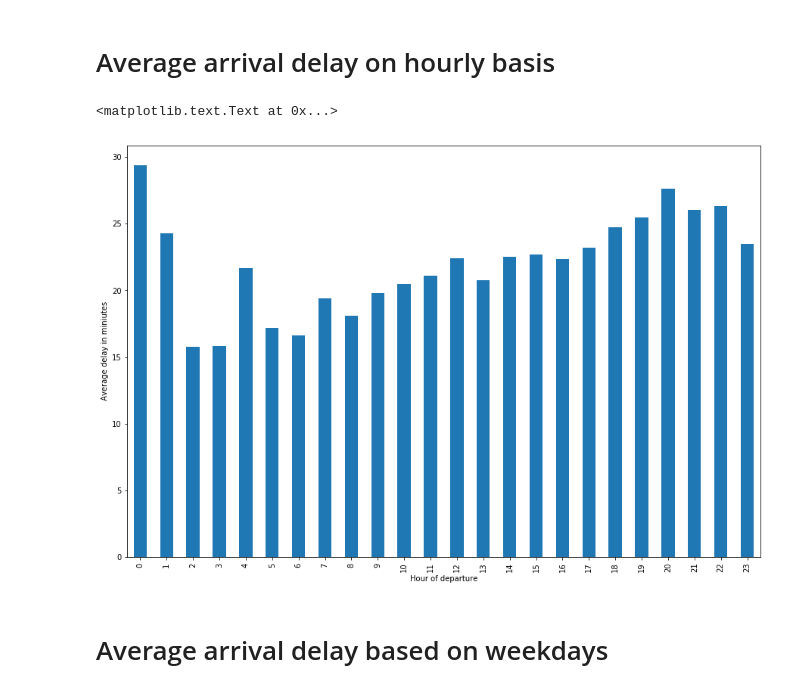
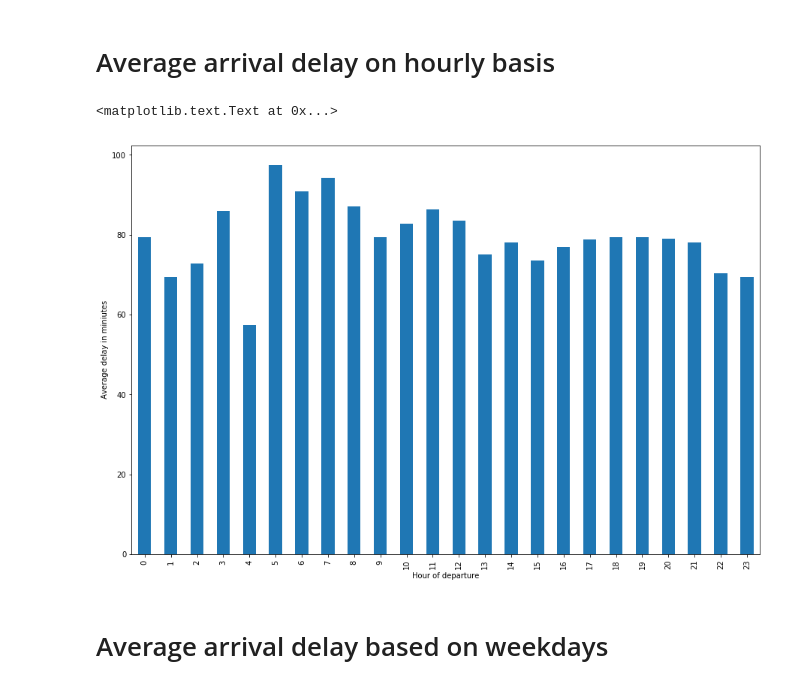
Before and after one commit to paulocoehlo1992/flight, a Jupyter notebook: Getting formatted data from mongoDB.ipynb, the cells around one changed output. Saved outputs shown, nothing was run; the diff lists cells and outputs as text; code cells hidden in the pictures.

```diff
--- a/Getting formatted data from mongoDB.ipynb
+++ b/Getting formatted data from mongoDB.ipynb
@@ -132,13 +154,19 @@ def extract(collection):
     registration=[]
     model=[]
     model_text=[]
+    geo_coord_origin=[]
+    geo_coord_destination=[]
     for item in collection:
         if item['airport']['origin']==None or item['airport']['destination']==None:
             distance_travelled.append("0 km")
+            geo_coord_origin.append("None")
+            geo_coord_destination.append("None")
         else:
             n=(item['airport']['destination']['position']['latitude'],item['airport']['destination']['position']['longitude'])
             m=(item['airport']["origin"]['position']['latitude'],item['airport']['origin']['position']['longitude'])
             distance_travelled.append((vincenty(m,n)))
+            geo_coord_origin.append(m)
+            geo_coord_destination.append(n)
             #country.append(item['airport']['origin']['position']['country']['name'])
 
         if item['identification']['number']['default']==None:
@@ -213,9 +241,10 @@ def extract(collection):
                 estimated_departure,"real_arrival":real_arrival,"real_departure":real_departure,"scheduled_arrival":scheduled_arrival,"scheduled_departure":
                 scheduled_departure,"flight_number":flight_number,"status":status_text,"duration":duration,"distance_travelled":distance_travelled,
                     "country_origin":country_origin,"country_dest":country_destination,"reg":registration,
-                     "airline_name":airline_name,"model":model,"model_text":model_text})
+                     "airline_name":airline_name,"model":model,"model_text":model_text,"geo_coord_origin":geo_coord_origin,
+                     "geo_coord_dest":geo_coord_destination})
 
     df=df[["timestamp","reg","airline_name","model","model_text","country_origin","country_dest","flight_number","origin","destination","scheduled_departure","scheduled_arrival","estimated_departure","estimated_arrival",
-      "real_departure","real_arrival","status","duration","distance_travelled"]]
+      "real_departure","real_arrival","status","duration","distance_travelled","geo_coord_origin","geo_coord_dest"]]
 
     return df
@@ -350,6 +378,7 @@ new_data.shape
 new_data["hour_dep"]=new_data.scheduled_departure.dt.hour
 new_data["weekday_dep"]=new_data.scheduled_departure.dt.weekday_name
 new_data["day_of_month_dep"]=new_data.scheduled_departure.dt.day
+new_data["month"]=new_data.scheduled_departure.dt.month
 # %% [output]
 A value is trying to be set on a copy of a slice from a DataFrame.
 Try using .loc[row_indexer,col_indexer] = value instead
@@ -477,9 +593,9 @@ print(qwe["arrival_delay"].quantile(0.975))
 # %%
 #filtering out delayed flights,if arrival_delay is greater than 0 , it is considered delayed
 
-delayed_flights_0_min=qwe[qwe.arrival_delay>0]
-delayed_flights_60_min=qwe[qwe.arrival_delay>60]
-delayed_flights_120_min=qwe[qwe.arrival_delay>120]
+delayed_flights_0_min=qwe[qwe.departure_delay>0]
+delayed_flights_60_min=qwe[qwe.departure_delay>60]
+delayed_flights_120_min=qwe[qwe.departure_delay>120]
 #delayed_flights_0_min.to_csv("delayed_flight_final.csv")
 # %%
 #Printing the shape of delayed flights dataframes
@@ -573,12 +687,12 @@ delayed_flights_0_min.groupby("origin").arrival_delay.mean().plot(kind="barh",fi
 # %% [markdown]
 # Average arrival delay on hourly basis
 # %%
-delayed_flights_0_min.groupby("hour_dep").arrival_delay.mean().plot(kind="bar",figsize=(15,10))
+delayed_flights_60_min.groupby("hour_dep").arrival_delay.mean().plot(kind="bar",figsize=(15,10))
 plt.xlabel("Hour of departure")
 plt.ylabel(" Average delay in miniutes")
 # %% [output]
 <matplotlib.text.Text at 0x...>
-[figure, old version]
+[figure, new version]
 # %% [markdown]
 # Average arrival delay based on weekdays
 # %%
```
Also changed, not shown: parts of 49 cells of this notebook.
